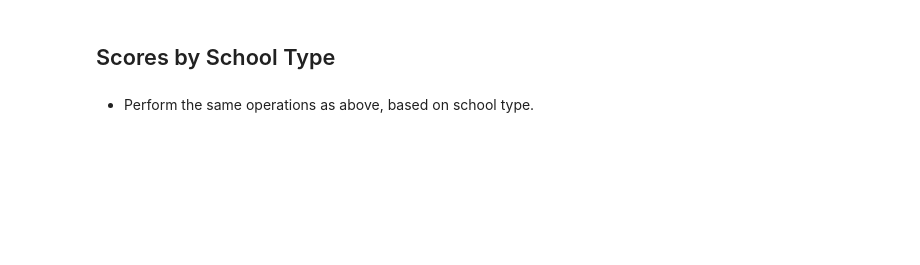
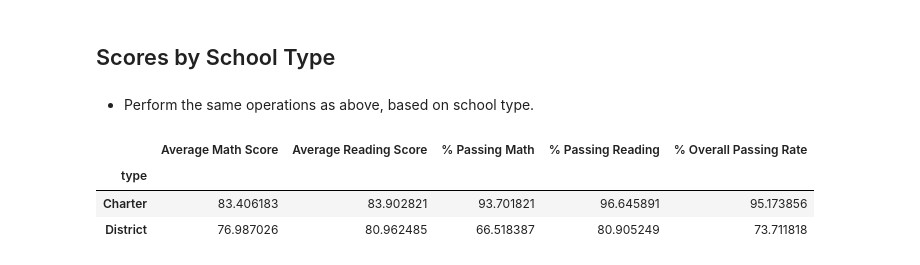
Before and after one commit to hvannia/AcademyOfPy, a Jupyter notebook: PyCitySchools.ipynb, the cells around one changed output. Drawn from its saved outputs; the diff is of its cells as text; code cells hidden in the pictures; blank space fills up the shorter version.

```diff
--- a/PyCitySchools.ipynb
+++ b/PyCitySchools.ipynb
@@ -339,3 +326,26 @@ schoolszdf.head()
 ## Scores by School Type
 # %% [markdown]
 * Perform the same operations as above, based on school type.
+# %%
+
+# Combine the data into a single dataset
+sc_st_df= pd.merge(pd.read_csv("Resources/schools_complete.csv"), pd.read_csv("Resources/students_complete.csv"), how="left", on=["school_name", "school_name"])
+#additional data for later
+sc_st_df["passM"]=sc_sz_df["math_score"].apply(lambda x: 0 if x < 70 else 1)
+sc_st_df["passR"]=sc_sz_df["reading_score"].apply(lambda x: 0 if x < 70 else 1)
+#group by type
+g_sc_st_df= sc_st_df.groupby("type")
+schooltydf=pd.DataFrame({
+                         "Average Math Score":g_sc_st_df["math_score"].mean(),
+                         "Average Reading Score":g_sc_st_df["reading_score"].mean(),
+                         "% Passing Math":(g_sc_st_df["passM"].sum() / g_sc_st_df["type"].size())*100,
+                         "% Passing Reading":(g_sc_st_df["passR"].sum() / g_sc_st_df["type"].size())*100,
+                        })
+schooltydf["% Overall Passing Rate"]=(schooltydf["% Passing Math"]+schooltydf["% Passing Reading"])/2
+#print
+schooltydf.head()
+# %% [output]
+|  | Average Math Score | Average Reading Score | % Passing Math | % Passing Reading | % Overall Passing Rate |
+| type |  |  |  |  |  |
+| Charter | 83.406183 | 83.902821 | 93.701821 | 96.645891 | 95.173856 |
+| District | 76.987026 | 80.962485 | 66.518387 | 80.905249 | 73.711818 |
```
Also changed, not shown: parts of 3 cells of this notebook.
